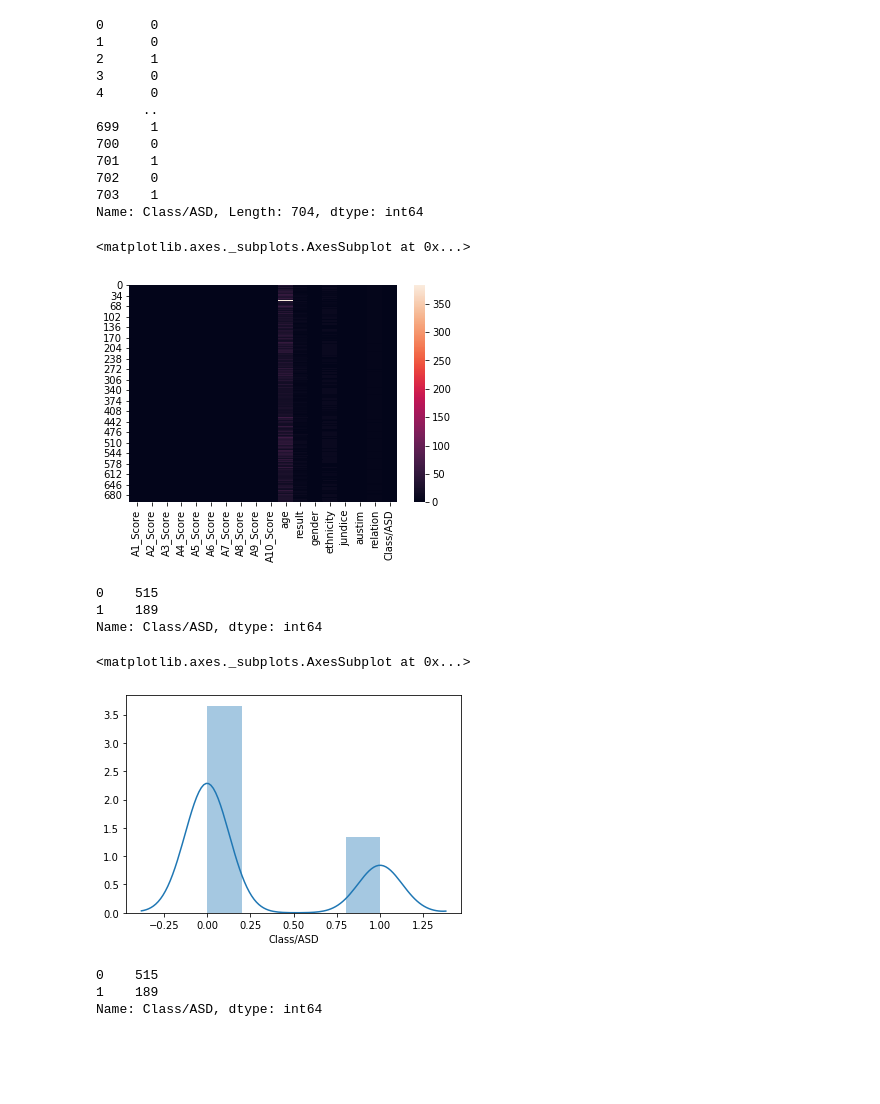
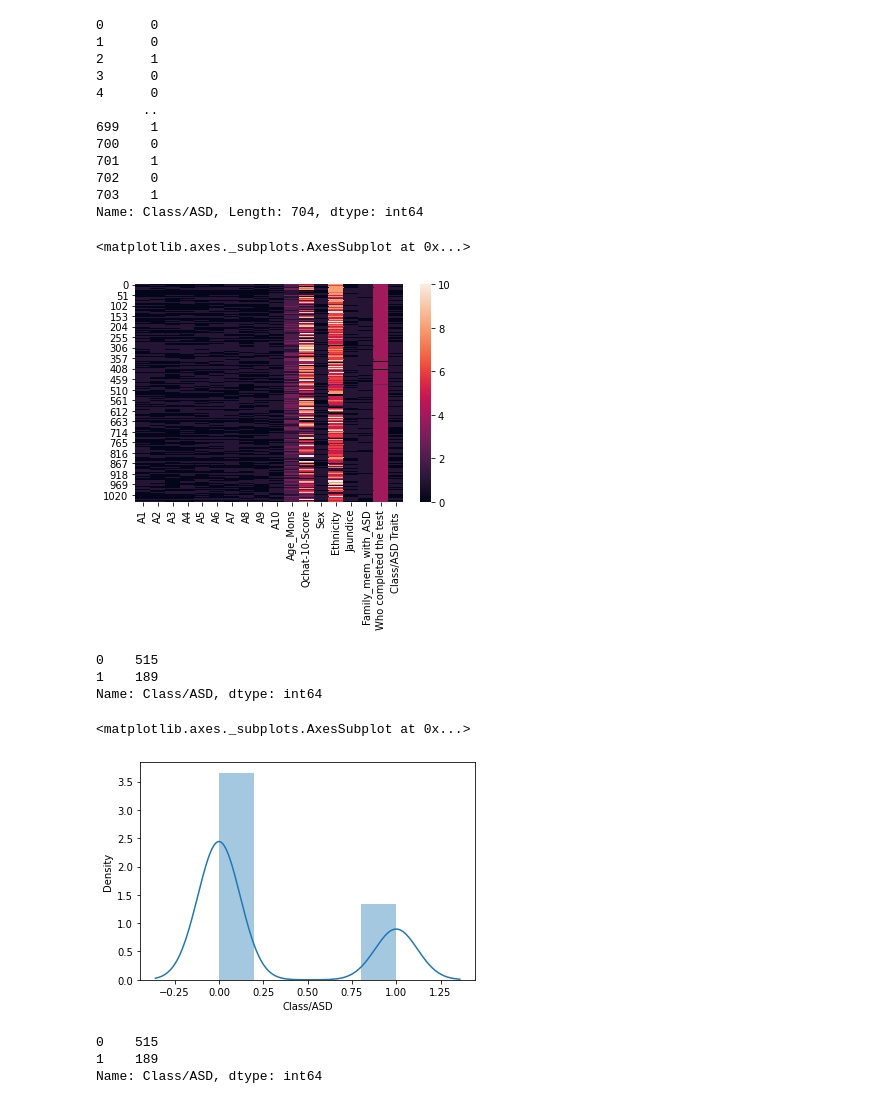
Before and after one commit to gurusai123/Autism, a Jupyter notebook: autism.ipynb, the cells around one changed output. Cells and saved outputs as stored; diff of their text form; code cells hidden in the pictures; blank space fills up the shorter version.

```diff
--- a/autism.ipynb
+++ b/autism.ipynb
@@ -1,4 +1,4 @@
 # %%
 import os
 import pandas as pd
-data = pd.read_csv('data sets//data_autism.csv')
+data = pd.read_csv('data_autism.csv')
@@ -189,7 +205,7 @@ array(['26', '24', '27', '35', '40', '36', '17', '64', '29', '33', '18',
 # %%
 #data['']
 # %%
-data1 = pd.read_csv('data sets//datasets_38367_58429_Toddler Autism dataset July 2018.csv',na_values = '?')
+data1 = pd.read_csv('datasets_38367_58429_Toddler Autism dataset July 2018.csv',na_values = '?')
 # %%
 data1.head()
 # %% [output]
@@ -284,8 +300,8 @@ data1['Who completed the test'].unique()
 array(['family member', 'Health Care Professional',
        'Health care professional', 'Self', 'Others'], dtype=object)
 # %%
-from sklearn import preprocessing
-label_encoder = preprocessing.LabelEncoder()
+from sklearn.preprocessing import LabelEncoder
+label_encoder = LabelEncoder()
 data1['Who completed the test']= label_encoder.fit_transform(data1['Who completed the test'])
 data1['Who completed the test'].unique()
 # %% [output]
@@ -610,10 +626,10 @@ y
 Name: Class/ASD, Length: 704, dtype: int64
 # %%
 import seaborn as sns
-sns.heatmap(data)
+sns.heatmap(data1)
 # %% [output]
 <matplotlib.axes._subplots.AxesSubplot at 0x...>
-[figure, old version]
+[figure, new version]
 # %%
 import matplotlib
 import matplotlib.pyplot as plt
@@ -627,7 +643,7 @@ Name: Class/ASD, dtype: int64
 sns.distplot(data['Class/ASD'])
 # %% [output]
 <matplotlib.axes._subplots.AxesSubplot at 0x...>
-[figure, old version]
+[figure, new version]
 # %%
 from sklearn.linear_model import LogisticRegression
 from sklearn.metrics import accuracy_score,confusion_matrix,classification_report
```
Also changed, not shown: parts of 42 cells of this notebook.
